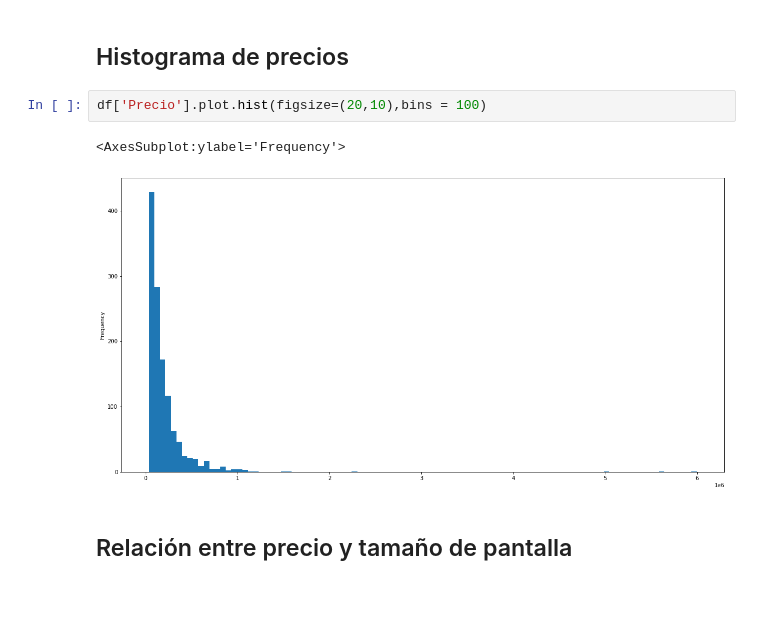
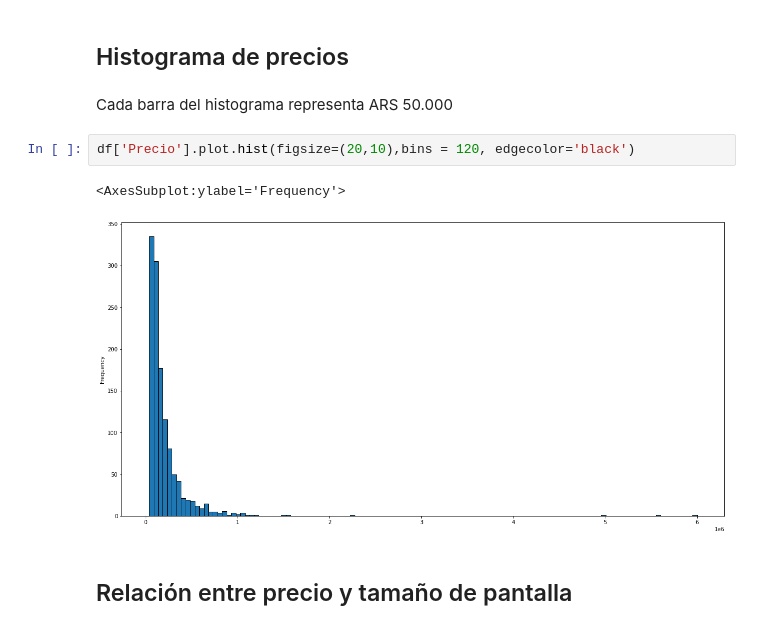
Before and after one commit to cris-andrade-97/MeLiWebScraping, a Jupyter notebook: Analisis del CSV/Análisis del CSV.ipynb, the cells around one changed output. Cells and saved outputs as stored; diff of their text form; blank space fills up the shorter version.

```diff
--- a/Analisis del CSV/Análisis del CSV.ipynb
+++ b/Analisis del CSV/Análisis del CSV.ipynb
@@ -168,11 +154,13 @@ df[(df['Precio']==df['Precio'].min())]
 | 1432 | iQual | Home19 | 19 | HD | LED | 75 | ... |
 # %% [markdown]
 ## Histograma de precios
+# %% [markdown]
+<p>Cada barra del histograma representa ARS 50.000</p>
 # %%
-df['Precio'].plot.hist(figsize=(20,10),bins = 100)
+df['Precio'].plot.hist(figsize=(20,10),bins = 120, edgecolor='black')
 # %% [output]
 <AxesSubplot:ylabel='Frequency'>
-[figure, old version]
+[figure, new version]
 # %% [markdown]
 ## Relación entre precio y tamaño de pantalla
 # %%
```
Also changed, not shown: parts of 6 cells of this notebook.
